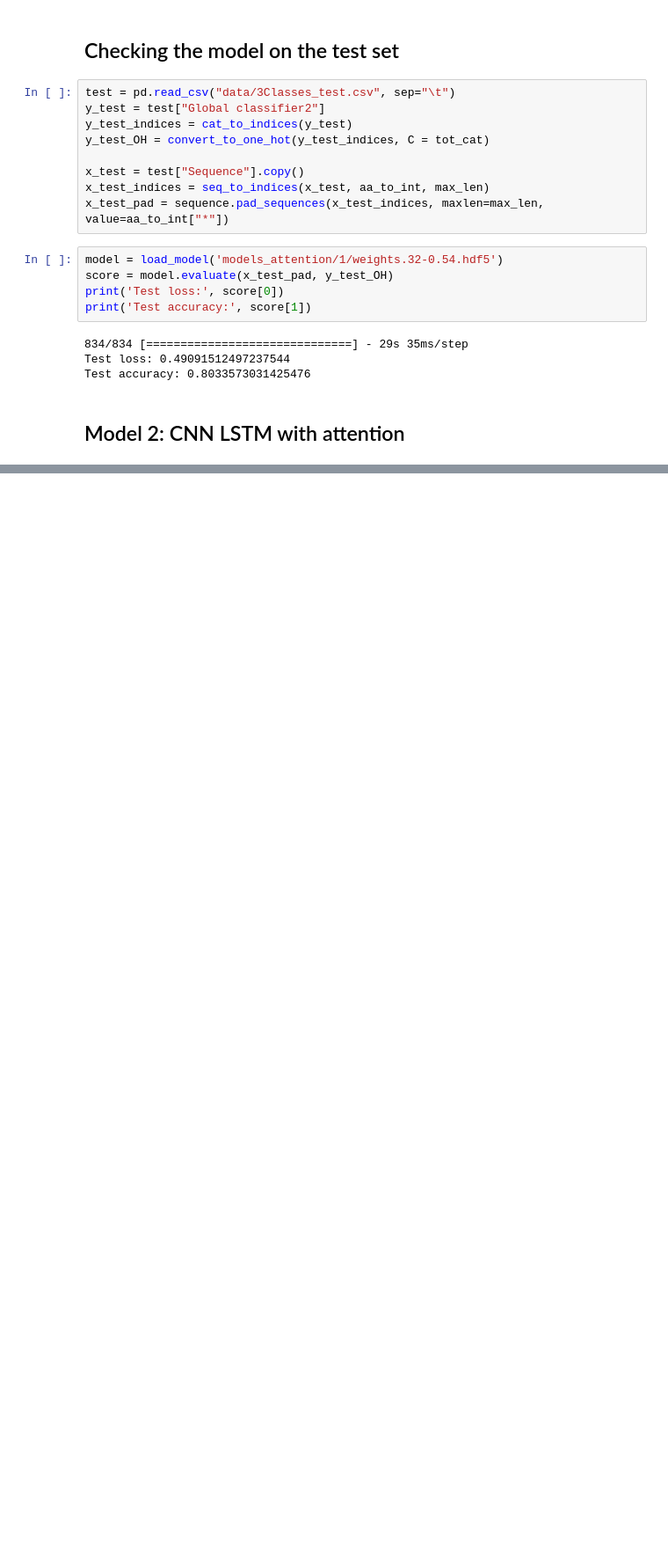
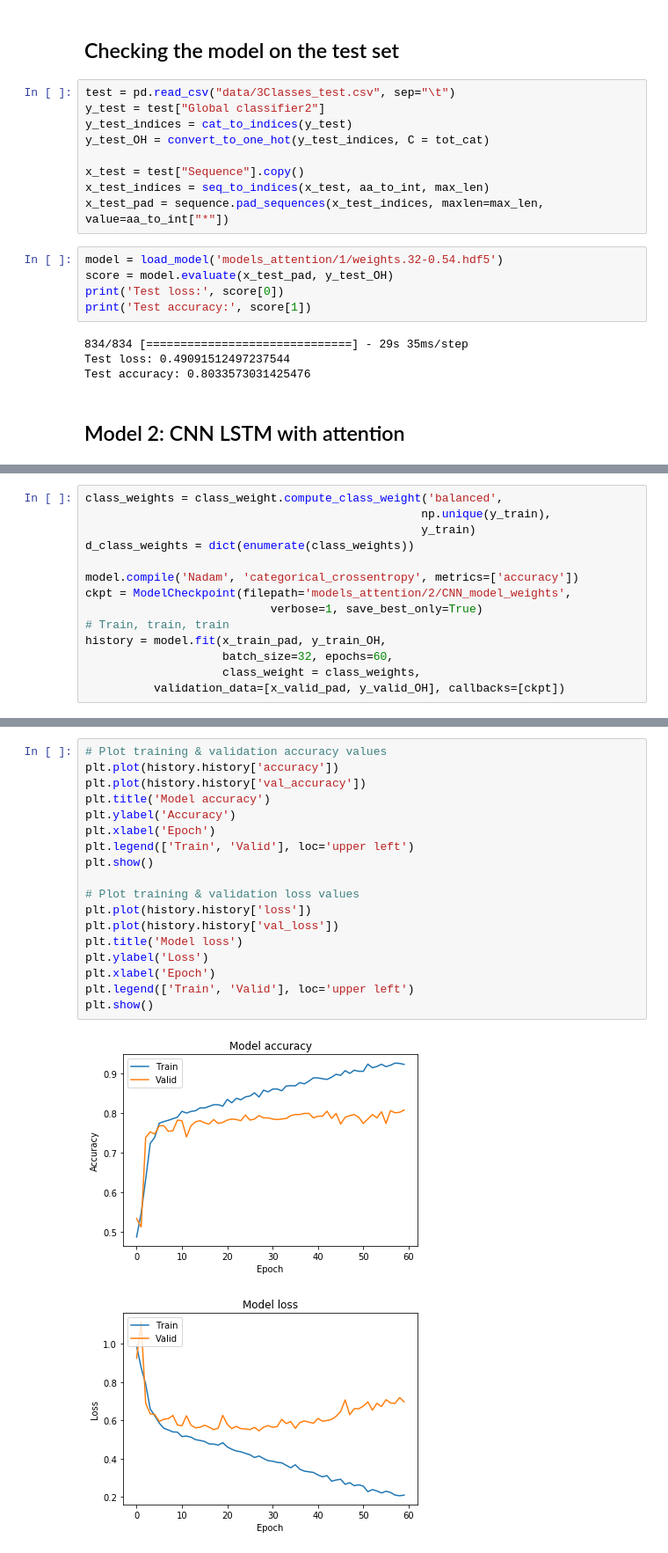
Before and after one commit to JulieRojas/Protein_Localisation_ML, a Jupyter notebook: GlobalClasses_prediction/3 Classes classifier with attention.ipynb, the cells around one changed output, grey strips where cells are left out. Shown at 88% size. Saved outputs shown, nothing was run; the diff lists cells and outputs as text; blank space fills up the shorter version.

Commit message:
tested more model architectures, more results analysis to finish

```diff
--- a/GlobalClasses_prediction/3 Classes classifier with attention.ipynb
+++ b/GlobalClasses_prediction/3 Classes classifier with attention.ipynb
@@ -687,0 +754,14 @@ Test accuracy: 0.8033573031425476
+# %%
+class_weights = class_weight.compute_class_weight('balanced',
+                                                 np.unique(y_train),
+                                                 y_train)
+d_class_weights = dict(enumerate(class_weights))
+
+model.compile('Nadam', 'categorical_crossentropy', metrics=['accuracy'])
+ckpt = ModelCheckpoint(filepath='models_attention/2/CNN_model_weights',
+                           verbose=1, save_best_only=True)
+# Train, train, train
+history = model.fit(x_train_pad, y_train_OH,
+                    batch_size=32, epochs=60,
+                    class_weight = class_weights,
+          validation_data=[x_valid_pad, y_valid_OH], callbacks=[ckpt])
@@ -687,0 +786,21 @@ Test accuracy: 0.8033573031425476
+# %%
+# Plot training & validation accuracy values
+plt.plot(history.history['accuracy'])
+plt.plot(history.history['val_accuracy'])
+plt.title('Model accuracy')
+plt.ylabel('Accuracy')
+plt.xlabel('Epoch')
+plt.legend(['Train', 'Valid'], loc='upper left')
+plt.show()
+
+# Plot training & validation loss values
+plt.plot(history.history['loss'])
+plt.plot(history.history['val_loss'])
+plt.title('Model loss')
+plt.ylabel('Loss')
+plt.xlabel('Epoch')
+plt.legend(['Train', 'Valid'], loc='upper left')
+plt.show()
+# %% [output]
+[figure, added]
+[figure, added]
```
Also changed, not shown: parts of 30 cells of this notebook, 8 other files.
